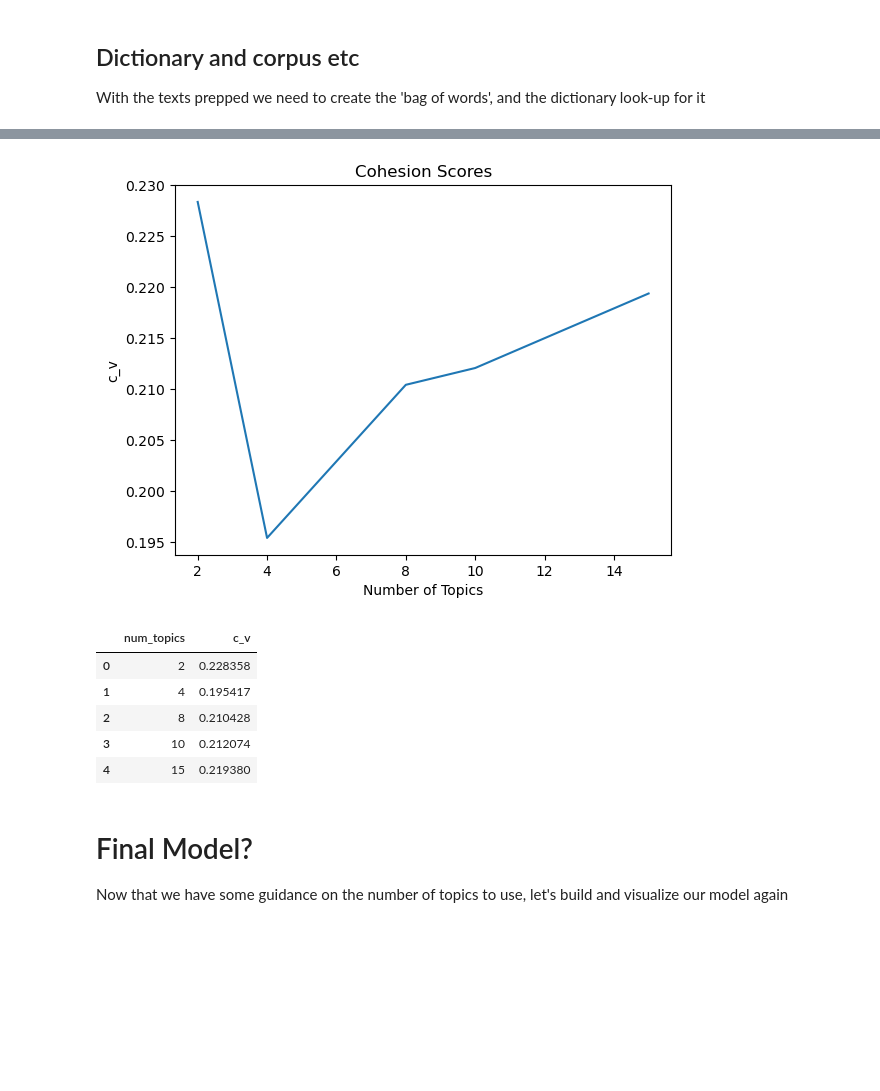
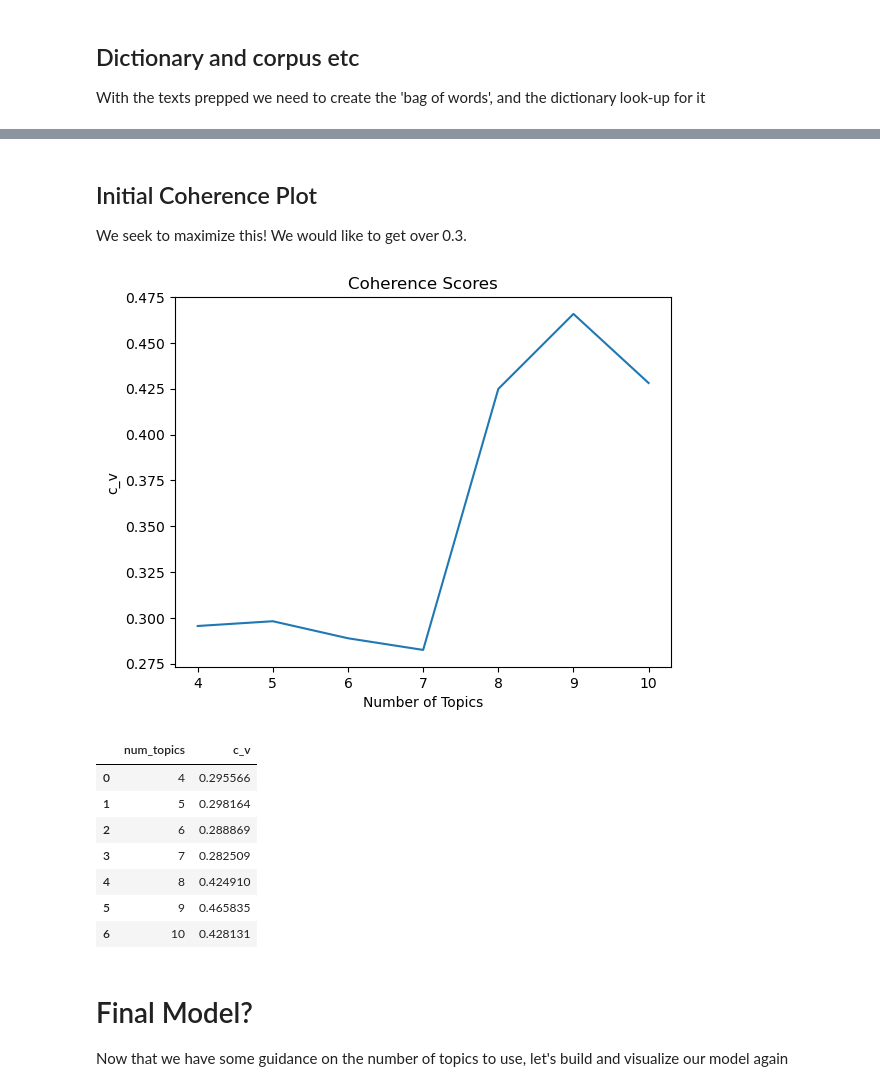
Before and after one commit to fjohnson/Advanced_Text_Analysis_with_Python, a Jupyter notebook: Advanced_Text_Analysis.ipynb, the cells around one changed output, grey strips where cells are left out. Drawn from its saved outputs; the diff is of its cells as text; code cells hidden in the pictures; blank space fills up the shorter version.

Commit message:
Still in need of interactive parts.

```diff
--- a/Advanced_Text_Analysis.ipynb
+++ b/Advanced_Text_Analysis.ipynb
@@ -126,7 +114,7 @@ winnie_corpus.head()
 With out text loaded up we need to now process it so when we compare different entries it will be as close as possiblies to **apples to apples**. Applying all of these preparations is often called a pipeline. We'll setup our pipeline in the next cell.
 # %%
 #Parameters
-BIGRAM_MIN = 1
+BIGRAM_MIN = 6
 BIGRAM_THRESH = 10
 
 ALLOWED_POSTAGS = [
@@ -139,9 +127,9 @@ ALLOWED_POSTAGS = [
     "DET",
     "INTJ",
     "NOUN",
-    #"PART",
+    "PART",
     "PRON",
-    #"PROPN",
+    "PROPN",
     "SCONJ",
     "VERB"
 ]
@@ -303,2 +292,14 @@ We'll start with creating a model that only generates two different topics
+# %%
+#CONSISTENT MODEL PARAMETERS
+
+ALPHA ='auto'             #default is 'symmetric'
+CHUNKSIZE = 100           #default is 2000
+COHERENCE_METHOD = 'c_v'
+ITERATIONS = 100          #default is 50
+NUM_TOPICS = 0            #default is 100
+PASSES = 20               #default is 1
+PER_WORD_TOPICS = False  #default is false
+RANDOM_STATE = 100
+UPDATE_EVERY = 1         #default is 1
 # %%
 #Generate Model and get basic dynamics of it
@@ -340,35 +354,53 @@ topic
+# %% [markdown]
+##  Initial Coherence Plot
+
+We seek to maximize this! We would like to get over 0.3.
 # %%
-TOPIC_CHOICES = [2,4,8,10,15]
-COHERENCE_METHOD = 'c_v'
+TOPIC_CHOICES = [4,5,6,7,8,9,10]
 
 c_Scores = []
 for t_number in TOPIC_CHOICES:
-    lda_model_test = gensim.models.ldamodel.LdaModel(corpus=corpus,num_topics=t_number,id2word=id2word)
-    cs = CoherenceModel(model = lda_model_test, \
-                               texts = data_lemmatized, \
-                               dictionary = id2word, \
-                               coherence = COHERENCE_METHOD
-                     )
+    lda_model_coh = gensim.models.ldamodel.LdaModel(\
+                                                alpha=ALPHA,
+                                                chunksize=CHUNKSIZE,
+                                                corpus=corpus,
+                                                id2word=id2word,
+                                                iterations = ITERATIONS,
+                                                num_topics=t_number,
+                                                passes= PASSES,
+                                                per_word_topics= PER_WORD_TOPICS,
+                                                random_state=RANDOM_STATE,
+                                                update_every=UPDATE_EVERY,
+                                               )
+
+    cs = CoherenceModel(
+                        model = lda_model_coh, \
+                        texts = data_lemmatized, \
+                        dictionary = id2word, \
+                        coherence = COHERENCE_METHOD,
+                        )
     c_Scores.append(cs.get_coherence())
 
 
 plt.plot(TOPIC_CHOICES, c_Scores)
-plt.title("Cohesion Scores")
+plt.title("Coherence Scores")
 plt.ylabel(COHERENCE_METHOD)
 plt.xlabel("Number of Topics")
 plt.show()
 
 cScore_df = pd.DataFrame(list(zip(TOPIC_CHOICES,c_Scores)))
 cScore_df.columns = ["num_topics",COHERENCE_METHOD]
 cScore_df
 # %% [output]
-[figure, old version]
+[figure, new version]
 |  | num_topics | c_v |
-| 0 | 2 | 0.228358 |
-| 1 | 4 | 0.195417 |
-| 2 | 8 | 0.210428 |
-| 3 | 10 | 0.212074 |
-| 4 | 15 | 0.219380 |
+| 0 | 4 | 0.295566 |
+| 1 | 5 | 0.298164 |
+| 2 | 6 | 0.288869 |
+| 3 | 7 | 0.282509 |
+| 4 | 8 | 0.424910 |
+| 5 | 9 | 0.465835 |
+| 6 | 10 | 0.428131 |
 # %% [markdown]
 # Final Model?
 
```
Also changed, not shown: parts of 16 cells of this notebook.
